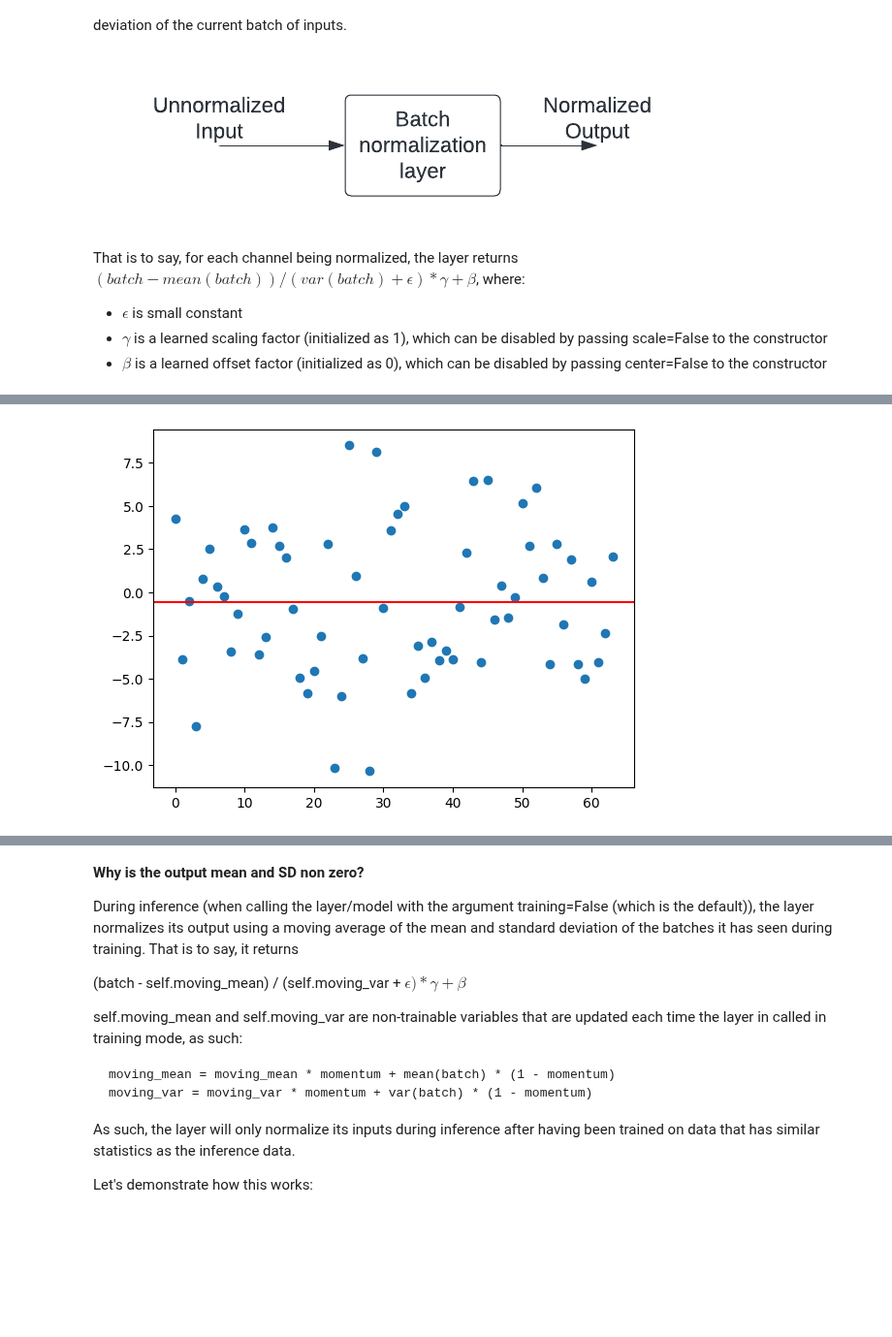
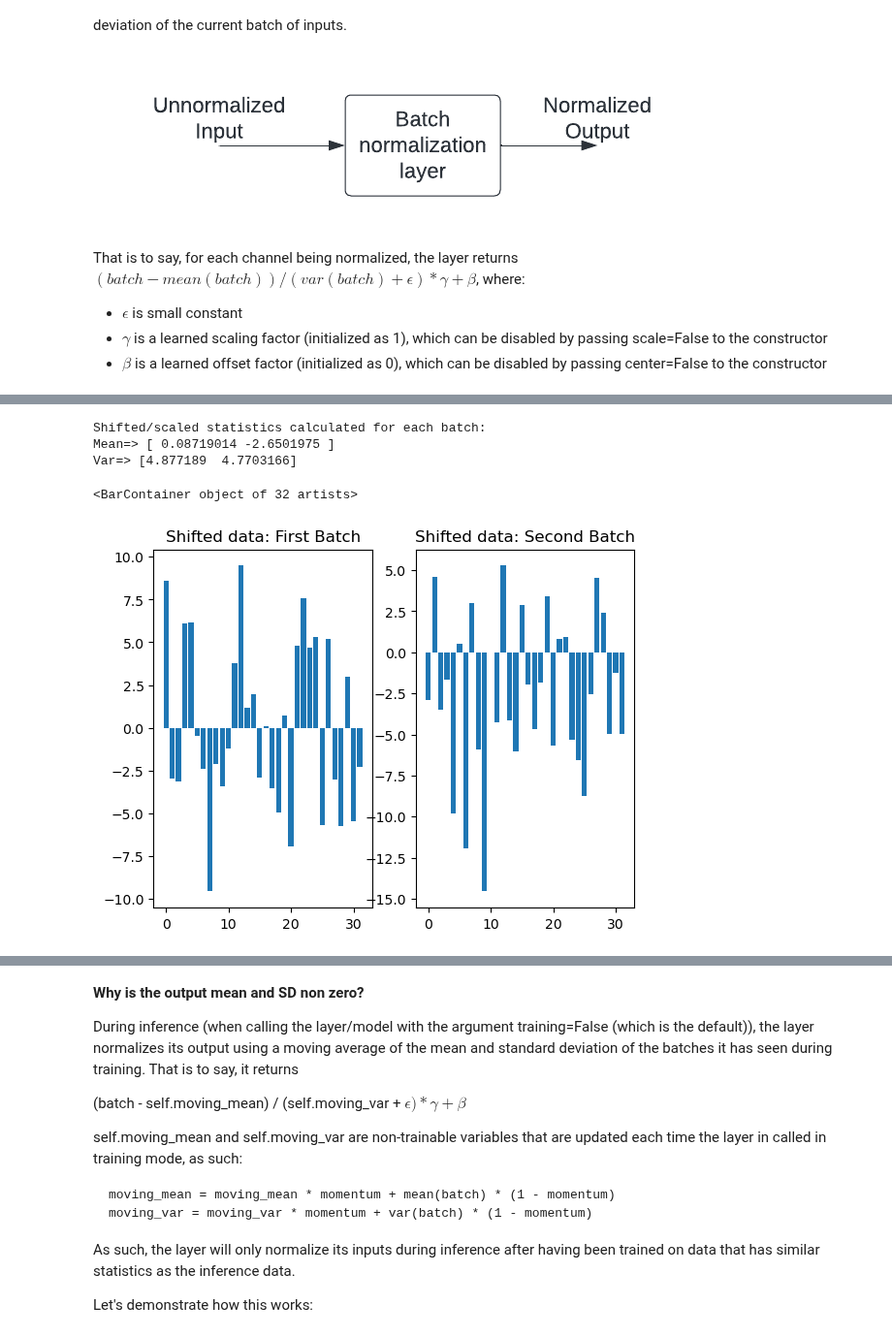
Before and after one commit to sscott-cse/Intro-Deep-Learning-Notebooks, a Jupyter notebook: CSCE-479-879/Hackathons/hackathon5.ipynb, the cells around one changed output, grey strips where cells are left out. Shown at 97% size. Drawn from its saved outputs; the diff is of its cells as text; code cells hidden in the pictures; blank space fills up the shorter version.

```diff
--- a/CSCE-479-879/Hackathons/hackathon5.ipynb
+++ b/CSCE-479-879/Hackathons/hackathon5.ipynb
@@ -44,11 +47,31 @@ Shifted/scaled statistics: -0.57105845 4.179091
-# %%
-import matplotlib.pyplot as plt
-
-plt.scatter(np.arange(64), shifted_data)
-#add horizontal average line
-plt.axhline(y=np.nanmean(shifted_data), c="red")
-#see the plot
-plt.show()
-# %% [output]
-[figure, removed]
+# %%
+# print("Shifted/scaled statistics:", tf.math.reduce_mean(shifted_data).numpy(),
+#       tf.math.reduce_std(shifted_data).numpy())
+
+# print("Shifted/scaled statistics:", tf.math.reduce_mean(shifted_data_2_32).numpy(),
+#       tf.math.reduce_std(shifted_data_2_32).numpy())
+
+print("Shifted/scaled statistics calculated for each batch: \nMean=> {} \nVar=> {}".format(tf.math.reduce_mean(shifted_data_2_32, axis=1).numpy(),
+      tf.math.reduce_std(shifted_data_2_32, axis=1).numpy()))
+# %% [output]
+Shifted/scaled statistics calculated for each batch:
+Mean=> [ 0.08719014 -2.6501975 ]
+Var=> [4.877189  4.7703166]
+# %%
+x = np.arange(32)
+y = shifted_data_2_32[0]
+
+plt.subplot(1,2,1) # r, c, idx
+plt.title("Shifted data: First Batch")
+plt.bar(x,y)
+
+x = np.arange(32)
+y = shifted_data_2_32[1]
+
+plt.subplot(1,2,2) # r, c, idx
+plt.title("Shifted data: Second Batch")
+plt.bar(x,y)
+# %% [output]
+<BarContainer object of 32 artists>
+[figure, added]
 # %%
```
Also changed, not shown: parts of 10 cells of this notebook, 1 other file.
